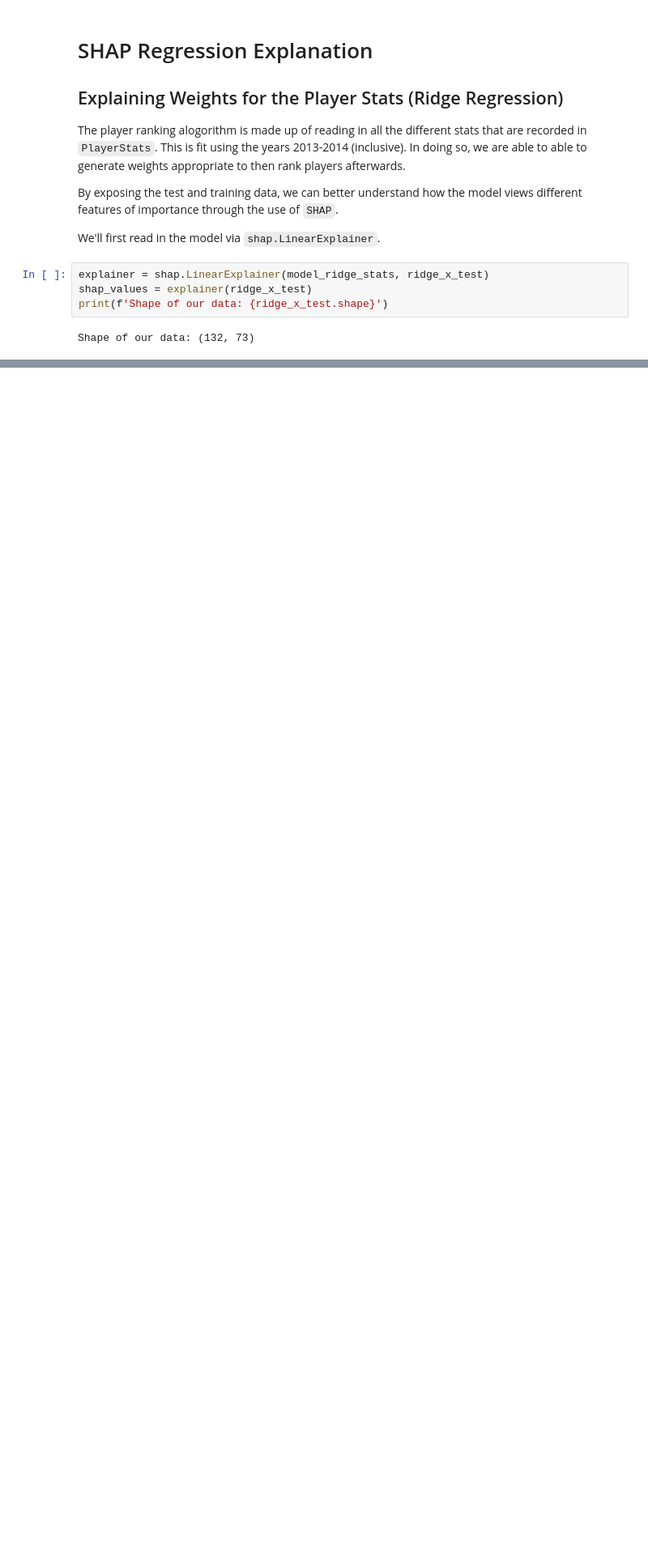
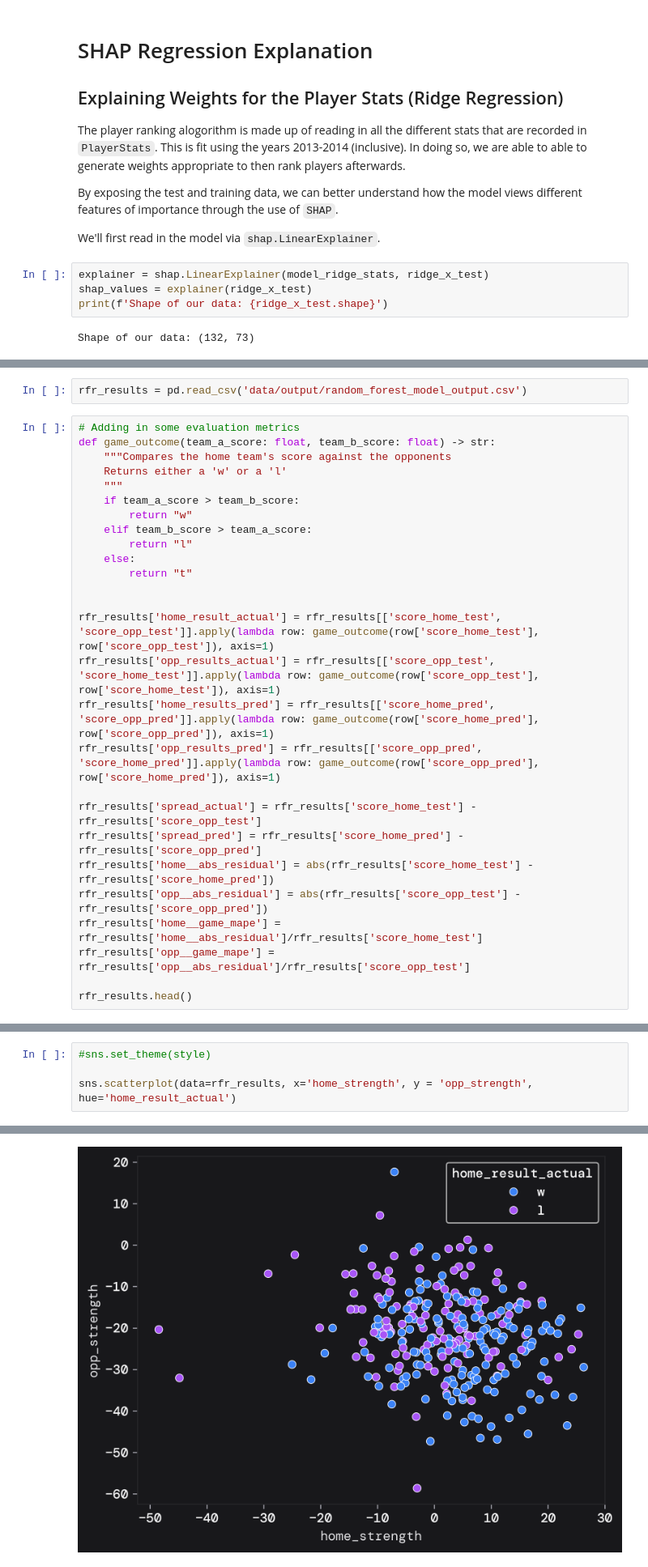
Before and after one commit to brownjrr/nfl_score_prediction, a Jupyter notebook: Model_Evaluation.ipynb, the cells around one changed output, grey strips where cells are left out. Shown at 81% size. Cells and saved outputs as stored; diff of their text form; blank space fills up the shorter version.

```diff
--- a/Model_Evaluation.ipynb
+++ b/Model_Evaluation.ipynb
@@ -87,0 +92,29 @@ shap.plots.beeswarm(rfr_shap_values)
+# %%
+rfr_results = pd.read_csv('data/output/random_forest_model_output.csv')
+# %%
+# Adding in some evaluation metrics
+def game_outcome(team_a_score: float, team_b_score: float) -> str:
+    """Compares the home team's score against the opponents
+    Returns either a 'w' or a 'l'
+    """
+    if team_a_score > team_b_score:
+        return "w"
+    elif team_b_score > team_a_score:
+        return "l"
+    else:
+        return "t"
+
+
+rfr_results['home_result_actual'] = rfr_results[['score_home_test', 'score_opp_test']].apply(lambda row: game_outcome(row['score_home_test'], row['score_opp_test']), axis=1)
+rfr_results['opp_results_actual'] = rfr_results[['score_opp_test', 'score_home_test']].apply(lambda row: game_outcome(row['score_opp_test'], row['score_home_test']), axis=1)
+rfr_results['home_results_pred'] = rfr_results[['score_home_pred', 'score_opp_pred']].apply(lambda row: game_outcome(row['score_home_pred'], row['score_opp_pred']), axis=1)
+rfr_results['opp_results_pred'] = rfr_results[['score_opp_pred', 'score_home_pred']].apply(lambda row: game_outcome(row['score_opp_pred'], row['score_home_pred']), axis=1)
+
+rfr_results['spread_actual'] = rfr_results['score_home_test'] - rfr_results['score_opp_test']
+rfr_results['spread_pred'] = rfr_results['score_home_pred'] - rfr_results['score_opp_pred']
+rfr_results['home__abs_residual'] = abs(rfr_results['score_home_test'] - rfr_results['score_home_pred'])
+rfr_results['opp__abs_residual'] = abs(rfr_results['score_opp_test'] - rfr_results['score_opp_pred'])
+rfr_results['home__game_mape'] = rfr_results['home__abs_residual']/rfr_results['score_home_test']
+rfr_results['opp__game_mape'] = rfr_results['opp__abs_residual']/rfr_results['score_opp_test']
+
+rfr_results.head()
@@ -87,0 +129,5 @@ shap.plots.beeswarm(rfr_shap_values)
+# %%
+#sns.set_theme(style)
+
+sns.scatterplot(data=rfr_results, x='home_strength', y = 'opp_strength', hue='home_result_actual')
+# %% [output]
@@ -87,0 +135 @@ shap.plots.beeswarm(rfr_shap_values)
+[figure, added]
```
Also changed, not shown: parts of 10 cells of this notebook, 1 other file.
